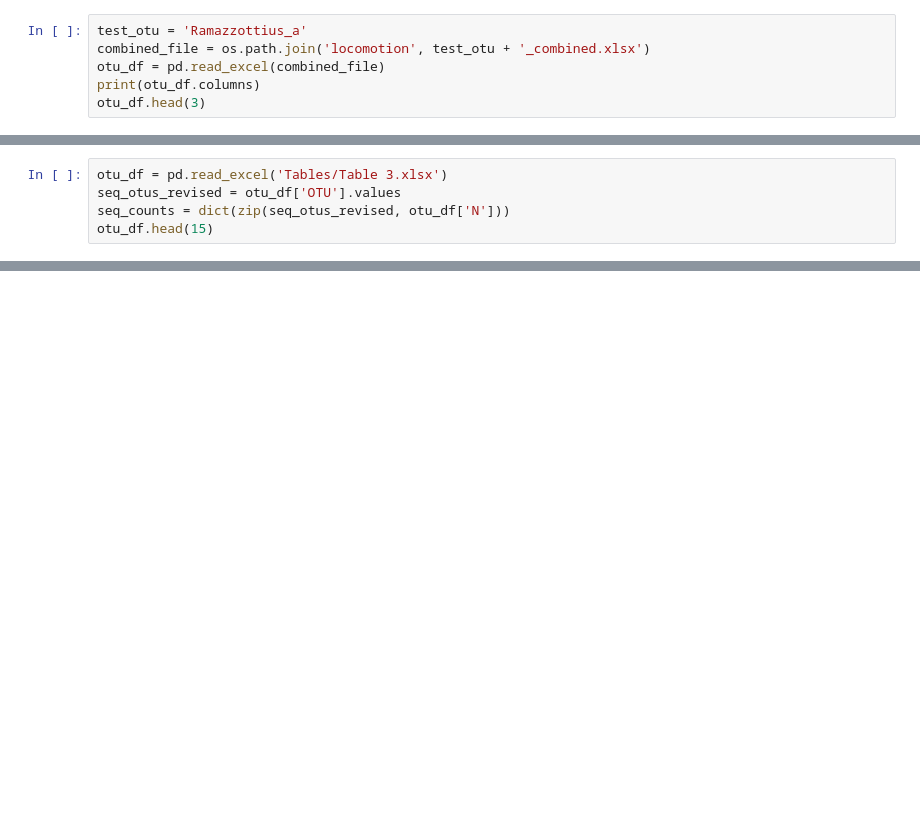
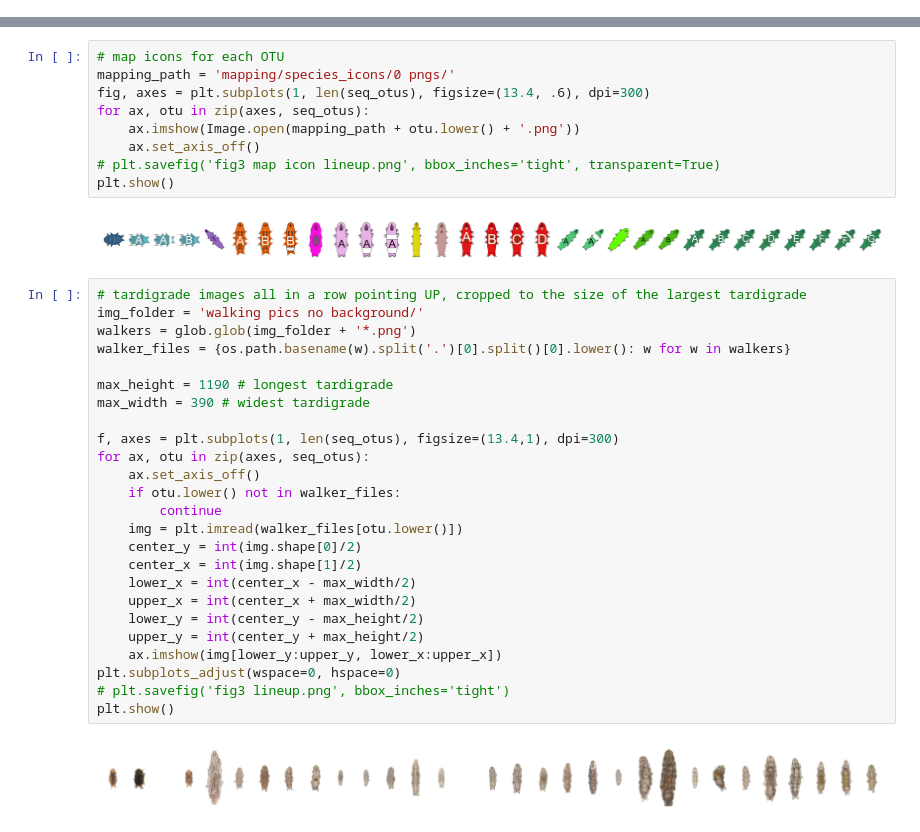
Before and after one commit to enwudz/tardi-behavior, a Jupyter notebook: code compare otus.ipynb, the cells around one changed output, grey strips where cells are left out. Cells and saved outputs as stored; diff of their text form; blank space fills up the shorter version.

Commit message:
Update notebooks, tables, and locomotion data for JoVE revision (Nov 27)

```diff
--- a/code compare otus.ipynb
+++ b/code compare otus.ipynb
@@ -22,6 +0,0 @@ cd ..
-# %%
-test_otu = 'Ramazzottius_a'
-combined_file = os.path.join('locomotion', test_otu + '_combined.xlsx')
-otu_df = pd.read_excel(combined_file)
-print(otu_df.columns)
-otu_df.head(3)
@@ -45,5 +0,0 @@ Index(['Identifier', 'treatment', 'individual', 'date',
-# %%
-otu_df = pd.read_excel('Tables/Table 3.xlsx')
-seq_otus_revised = otu_df['OTU'].values
-seq_counts = dict(zip(seq_otus_revised, otu_df['N']))
-otu_df.head(15)
@@ -996,0 +150,38 @@ R^2 = 0.687, adj. R^2 = 0.664
+# %%
+# map icons for each OTU
+mapping_path = 'mapping/species_icons/0 pngs/'
+fig, axes = plt.subplots(1, len(seq_otus), figsize=(13.4, .6), dpi=300)
+for ax, otu in zip(axes, seq_otus):
+    ax.imshow(Image.open(mapping_path + otu.lower() + '.png'))
+    ax.set_axis_off()
+# plt.savefig('fig3 map icon lineup.png', bbox_inches='tight', transparent=True)
+plt.show()
+# %% [output]
+[figure, added]
+# %%
+# tardigrade images all in a row pointing UP, cropped to the size of the largest tardigrade
+img_folder = 'walking pics no background/'
+walkers = glob.glob(img_folder + '*.png')
+walker_files = {os.path.basename(w).split('.')[0].split()[0].lower(): w for w in walkers}
+
+max_height = 1190 # longest tardigrade
+max_width = 390 # widest tardigrade
+
+f, axes = plt.subplots(1, len(seq_otus), figsize=(13.4,1), dpi=300)
+for ax, otu in zip(axes, seq_otus):
+    ax.set_axis_off()
+    if otu.lower() not in walker_files:
+        continue
+    img = plt.imread(walker_files[otu.lower()])
+    center_y = int(img.shape[0]/2)
+    center_x = int(img.shape[1]/2)
+    lower_x = int(center_x - max_width/2)
+    upper_x = int(center_x + max_width/2)
+    lower_y = int(center_y - max_height/2)
+    upper_y = int(center_y + max_height/2)
+    ax.imshow(img[lower_y:upper_y, lower_x:upper_x])
+plt.subplots_adjust(wspace=0, hspace=0)
+# plt.savefig('fig3 lineup.png', bbox_inches='tight')
+plt.show()
+# %% [output]
+[figure, added]
```
Also changed, not shown: parts of 68 cells of this notebook, 21 other files.
